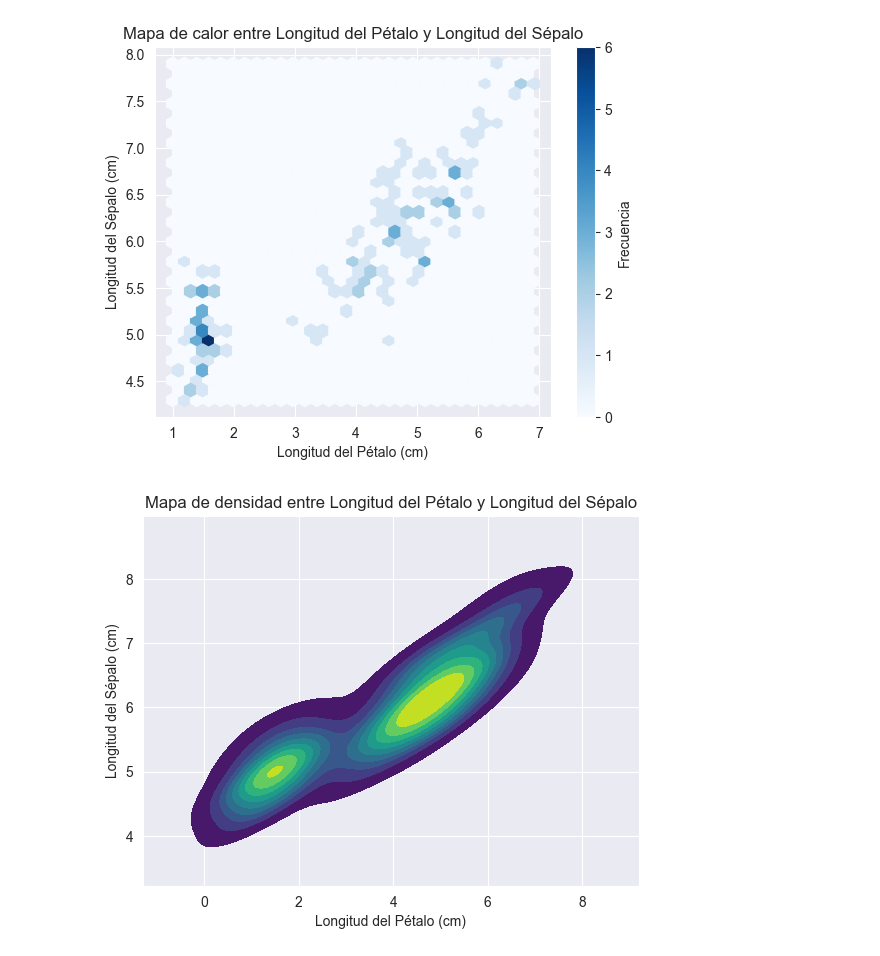
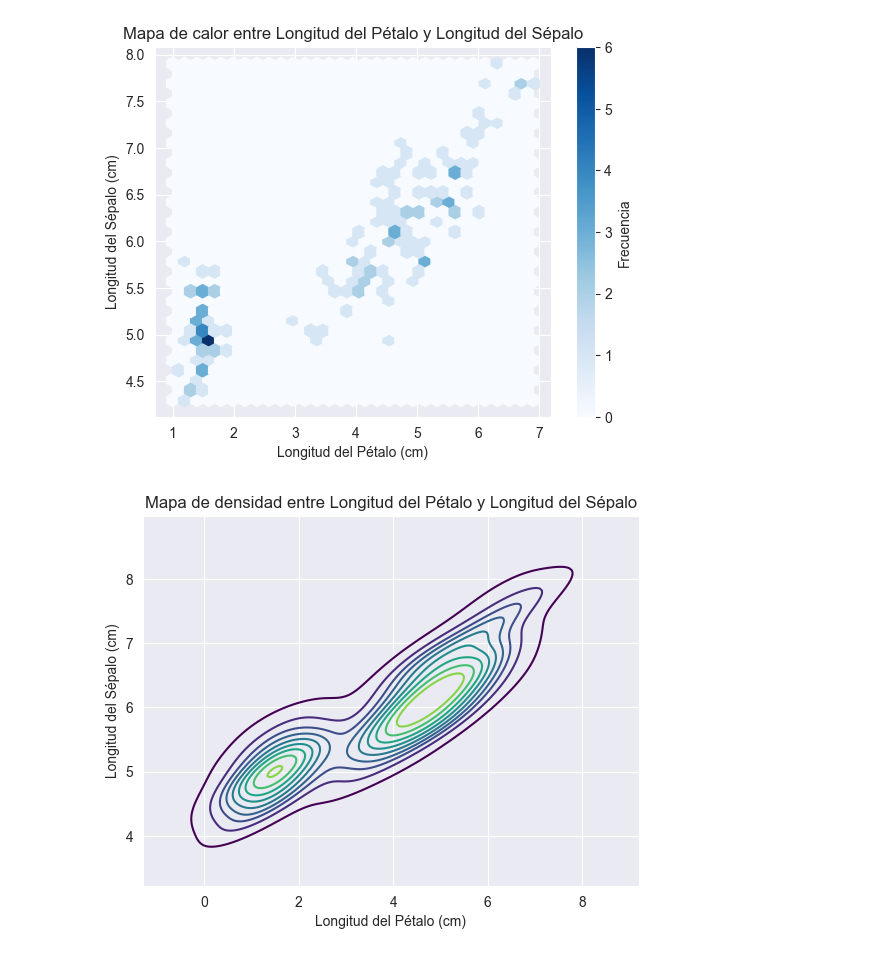
Before and after one commit to carlosdizx/first-steps-data-science, a Jupyter notebook: example20.ipynb, the cells around one changed output. Saved outputs shown, nothing was run; the diff lists cells and outputs as text; code cells hidden in the pictures.

```diff
--- a/example20.ipynb
+++ b/example20.ipynb
@@ -114,12 +121,12 @@ plt.show()
 # %%
 import seaborn as sns
 
-sns.kdeplot(x='PetalLengthCm', y='SepalLengthCm', data=df, cmap='viridis', fill=True)
+sns.kdeplot(x='PetalLengthCm', y='SepalLengthCm', data=df, cmap='viridis')
 
 plt.title('Mapa de densidad entre Longitud del Pétalo y Longitud del Sépalo')
 plt.xlabel('Longitud del Pétalo (cm)')
 plt.ylabel('Longitud del Sépalo (cm)')
 
 plt.show()
 # %% [output]
-[figure, old version]
+[figure, new version]
```
Also changed, not shown: parts of 4 cells of this notebook.
